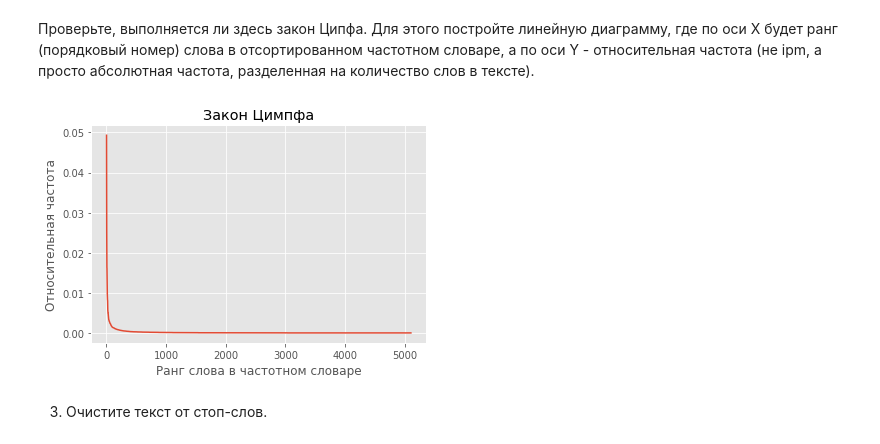
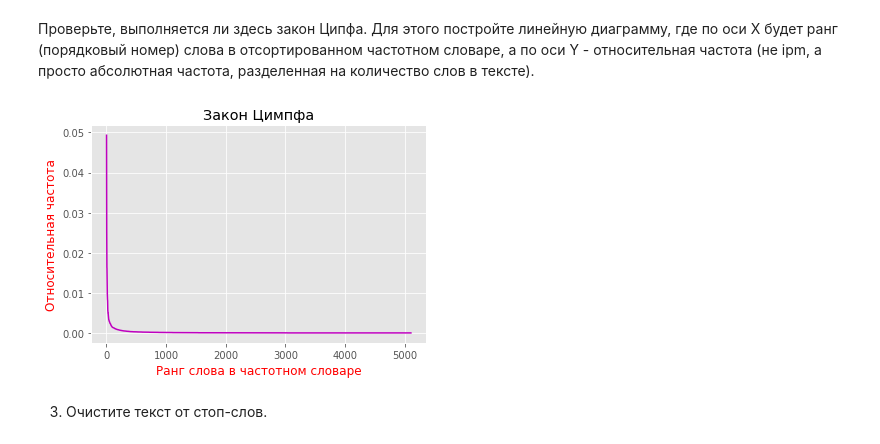
Before and after one commit to vlad465230/python-dh-hw, a Jupyter notebook: HW4.ipynb, the cells around one changed output. Drawn from its saved outputs; the diff is of its cells as text; code cells hidden in the pictures.

```diff
--- a/HW4.ipynb
+++ b/HW4.ipynb
@@ -70,19 +71,19 @@ dd = dict(sorted_y) #делаем из массива словарь
 # %%
 import matplotlib
 import matplotlib.pyplot as plt
 from matplotlib import style  # добавляем стили
 style.use('ggplot')  # выбираем стиль ggplot
 
 X = list(bb1.values()) # достаем из словаря только значения (порядковый номер) и делаем из этого массив
 Y = list(dd.values()) #достаем из словаря только значения (относительная частота) и делаем из этого массив
 
-plt.plot(X,Y), # рисуем график - последовательно соединяем точки с координатами из X и Y
+plt.plot(X,Y, color='m'), # рисуем график - последовательно соединяем точки с координатами из X и Y
 plt.title("Закон Цимпфа")
-plt.xlabel("Ранг слова в частотном словаре")
-plt.ylabel("Относительная частота")
+plt.xlabel("Ранг слова в частотном словаре", color='r')
+plt.ylabel("Относительная частота", color='r')
 plt.show()
 # %% [output]
-[figure, old version]
+[figure, new version]
 # %% [markdown]
 3) Очистите текст от стоп-слов.
 # %%
```
Also changed, not shown: parts of 3 cells of this notebook.
